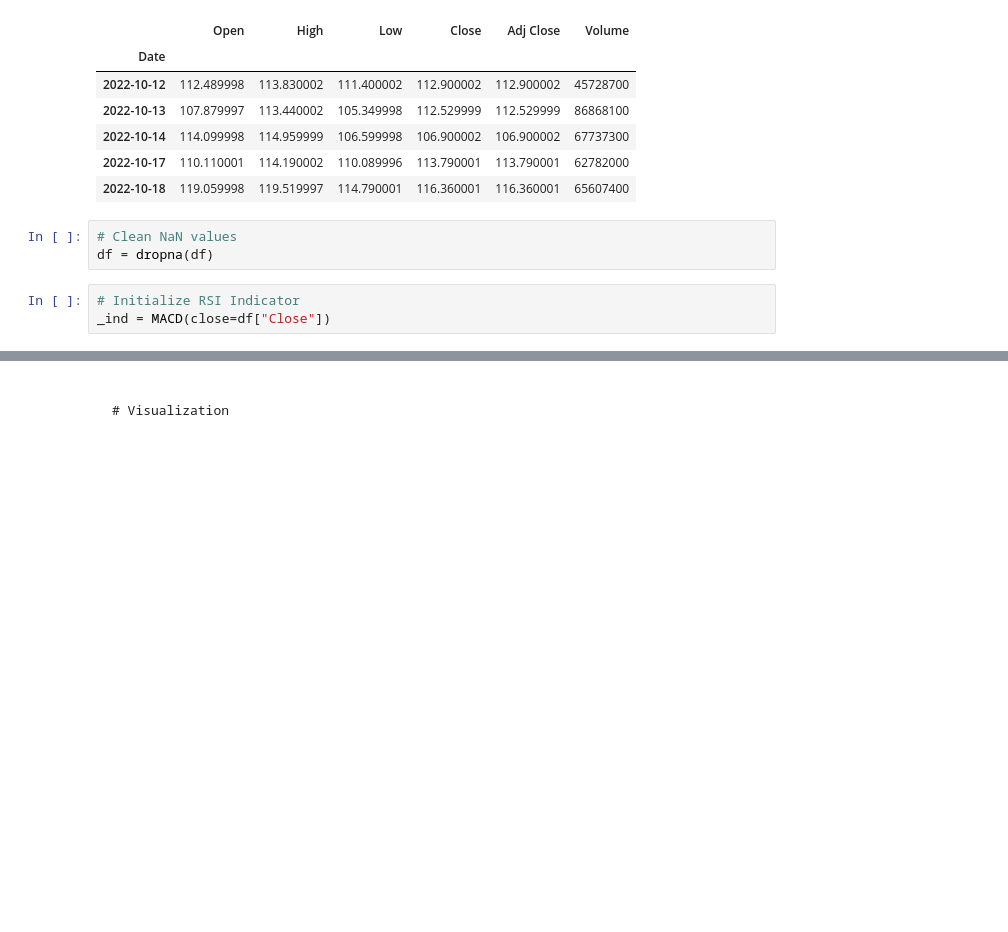
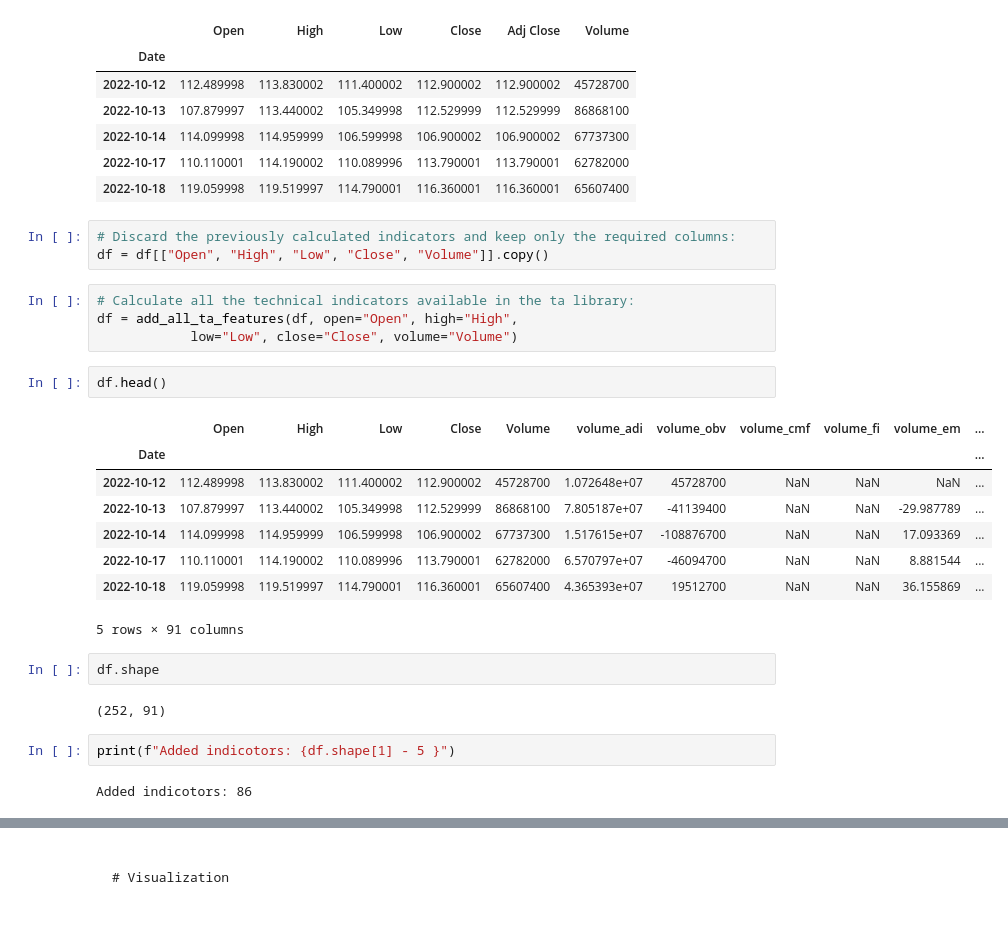
Before and after one commit to jocoder22/FinIndicators, a Jupyter notebook: AllIndicators.ipynb, the cells around one changed output, grey strips where cells are left out. Cells and saved outputs as stored; diff of their text form; blank space fills up the shorter version.

```diff
--- a/AllIndicators.ipynb
+++ b/AllIndicators.ipynb
@@ -137,9 +120,29 @@ df.head()
 | 2022-10-14 | 114.099998 | 114.959999 | 106.599998 | 106.900002 | 106.900002 | 67737300 |
 | 2022-10-17 | 110.110001 | 114.190002 | 110.089996 | 113.790001 | 113.790001 | 62782000 |
 | 2022-10-18 | 119.059998 | 119.519997 | 114.790001 | 116.360001 | 116.360001 | 65607400 |
-# %%
-# Clean NaN values
-df = dropna(df)
-# %%
-# Initialize RSI Indicator
-_ind = MACD(close=df["Close"])
+# %%
+# Discard the previously calculated indicators and keep only the required columns:
+df = df[["Open", "High", "Low", "Close", "Volume"]].copy()
+# %%
+# Calculate all the technical indicators available in the ta library:
+df = add_all_ta_features(df, open="Open", high="High",
+            low="Low", close="Close", volume="Volume")
+# %%
+df.head()
+# %% [output]
+|  | Open | High | Low | Close | Volume | volume_adi | volume_obv | volume_cmf | volume_fi | volume_em | ... |
+| Date |  |  |  |  |  |  |  |  |  |  | ... |
+| 2022-10-12 | 112.489998 | 113.830002 | 111.400002 | 112.900002 | 45728700 | 1.072648e+07 | 45728700 | NaN | NaN | NaN | ... |
+| 2022-10-13 | 107.879997 | 113.440002 | 105.349998 | 112.529999 | 86868100 | 7.805187e+07 | -41139400 | NaN | NaN | -29.987789 | ... |
+| 2022-10-14 | 114.099998 | 114.959999 | 106.599998 | 106.900002 | 67737300 | 1.517615e+07 | -108876700 | NaN | NaN | 17.093369 | ... |
+| 2022-10-17 | 110.110001 | 114.190002 | 110.089996 | 113.790001 | 62782000 | 6.570797e+07 | -46094700 | NaN | NaN | 8.881544 | ... |
+| 2022-10-18 | 119.059998 | 119.519997 | 114.790001 | 116.360001 | 65607400 | 4.365393e+07 | 19512700 | NaN | NaN | 36.155869 | ... |
+5 rows × 91 columns
+# %%
+df.shape
+# %% [output]
+(252, 91)
+# %%
+print(f"Added indicotors: {df.shape[1] - 5 }")
+# %% [output]
+Added indicotors: 86
```
Also changed, not shown: parts of 9 cells of this notebook.
